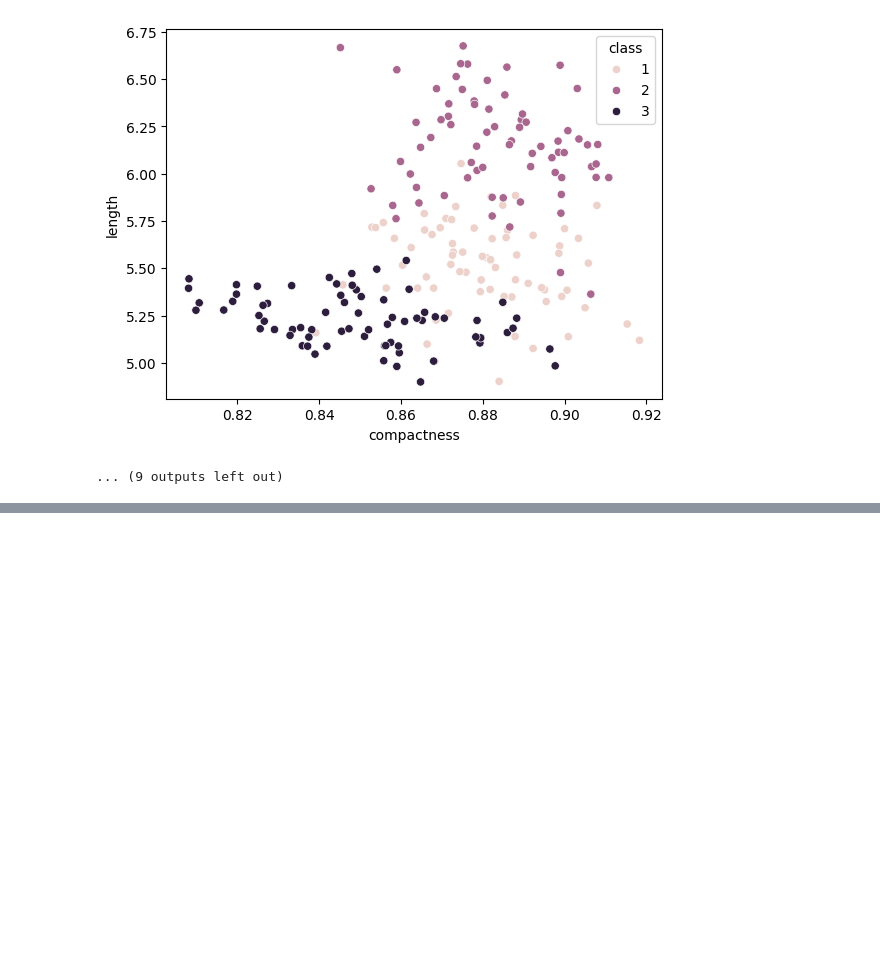
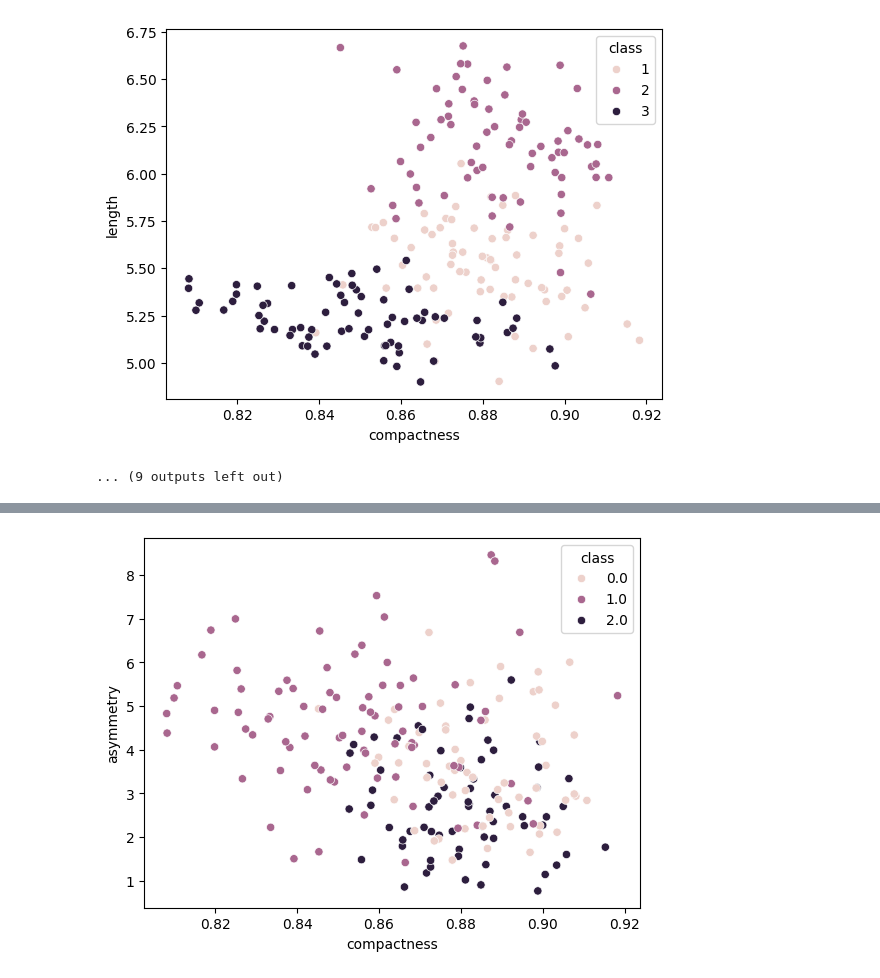
Before and after one commit to prajwalp111/ML, a Jupyter notebook: wheat_seed_ml/Wheat_seed.ipynb, the cells around one changed output, grey strips where cells are left out. Cells and saved outputs as stored; diff of their text form; code cells hidden in the pictures; blank space fills up the shorter version.

```diff
--- a/wheat_seed_ml/Wheat_seed.ipynb
+++ b/wheat_seed_ml/Wheat_seed.ipynb
@@ -40,0 +137,6 @@ for i in range(len(cols)-1):
+# %%
+# k means for my cluster_df classes
+sb.scatterplot(x=x, y=y, data=cluster_df, hue='class')
+plt.show()
+# %% [output]
+[figure, added]
```
Also changed, not shown: parts of 33 cells of this notebook.
